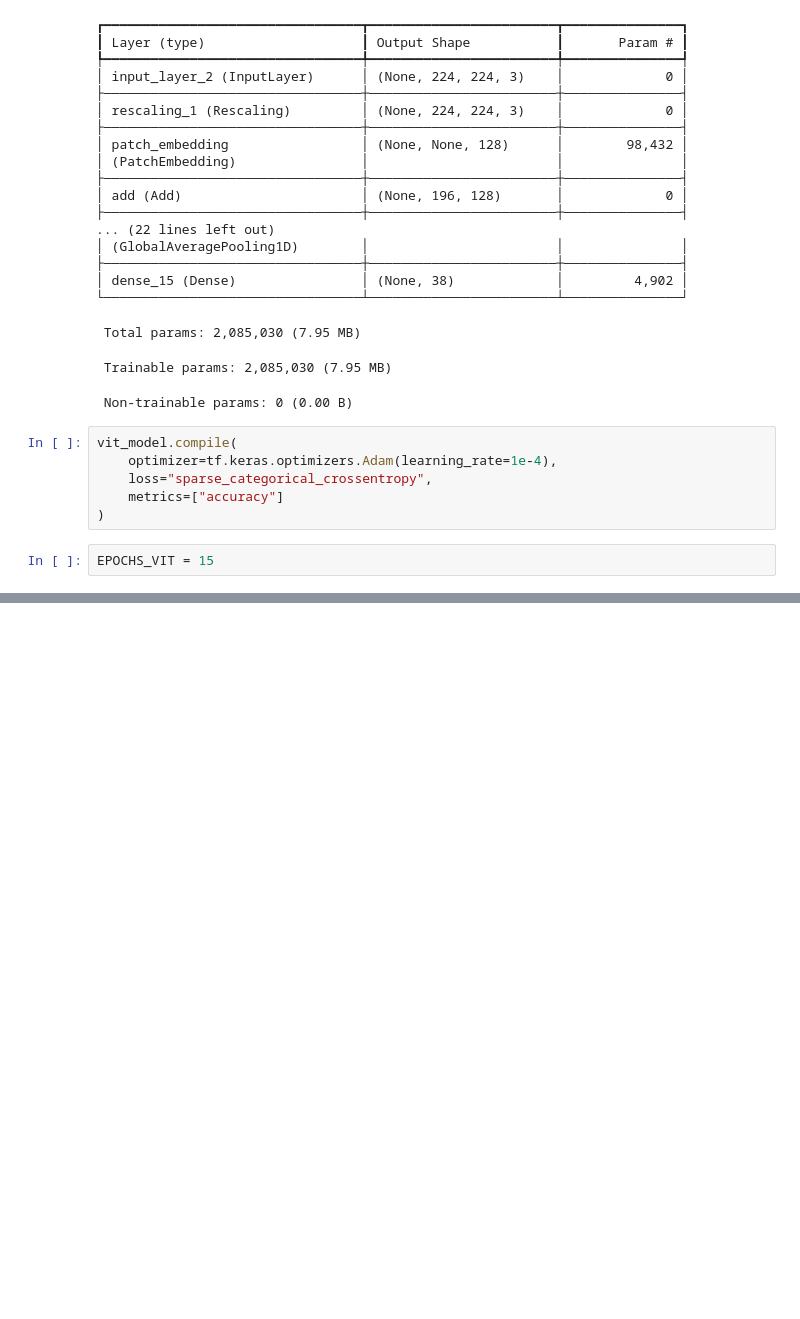
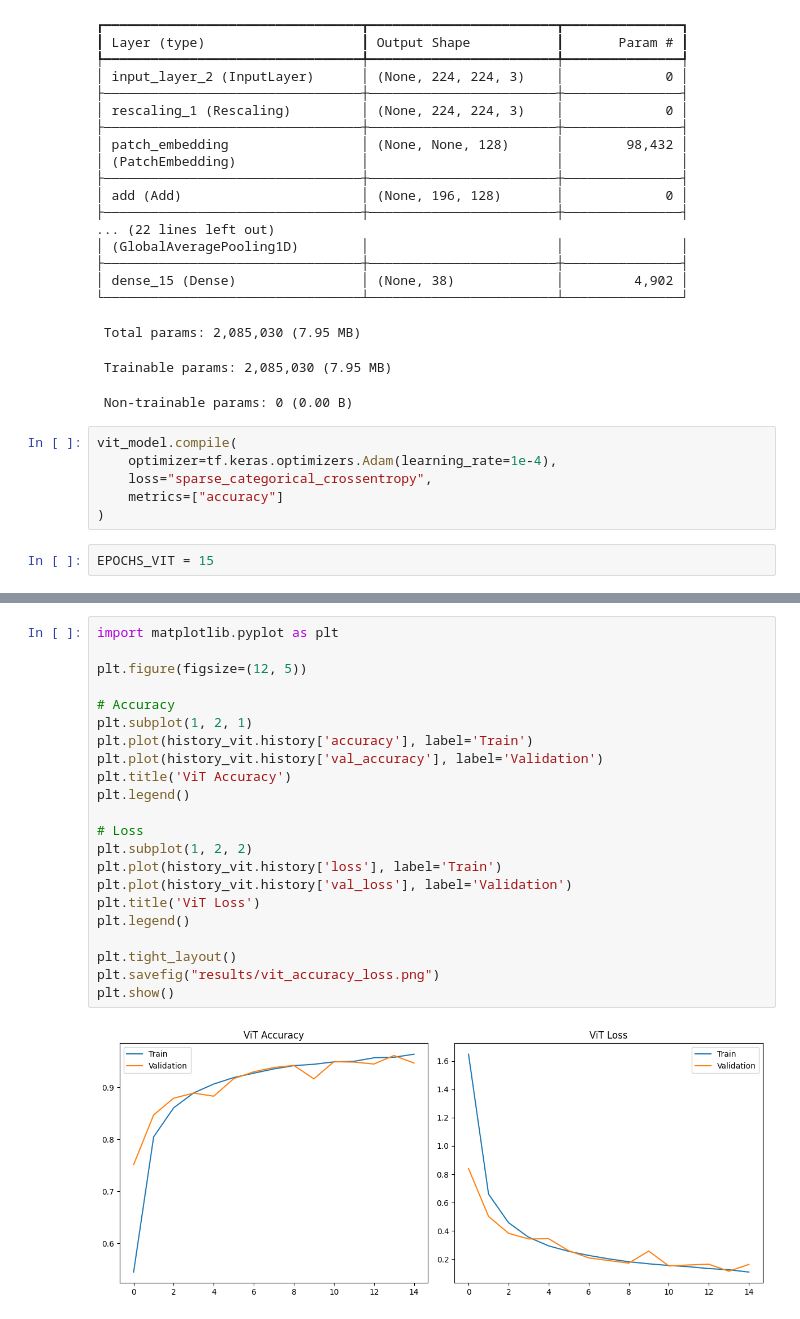
Before and after one commit to har1s3538/Plant-Disease-Classification-Vision-Transformer, a Jupyter notebook: notebooks/Plant_Disease_Classification_ViT.ipynb, the cells around one changed output, grey strips where cells are left out. Cells and saved outputs as stored; diff of their text form; blank space fills up the shorter version.

Commit message:
Add Vision Transformer evaluation plots and confusion matrix

```diff
--- a/notebooks/Plant_Disease_Classification_ViT.ipynb
+++ b/notebooks/Plant_Disease_Classification_ViT.ipynb
@@ -478,0 +485,24 @@ Epoch 15/15
+# %%
+import matplotlib.pyplot as plt
+
+plt.figure(figsize=(12, 5))
+
+# Accuracy
+plt.subplot(1, 2, 1)
+plt.plot(history_vit.history['accuracy'], label='Train')
+plt.plot(history_vit.history['val_accuracy'], label='Validation')
+plt.title('ViT Accuracy')
+plt.legend()
+
+# Loss
+plt.subplot(1, 2, 2)
+plt.plot(history_vit.history['loss'], label='Train')
+plt.plot(history_vit.history['val_loss'], label='Validation')
+plt.title('ViT Loss')
+plt.legend()
+
+plt.tight_layout()
+plt.savefig("results/vit_accuracy_loss.png")
+plt.show()
+# %% [output]
+[figure, added]
```
Also changed, not shown: parts of 2 cells of this notebook.
